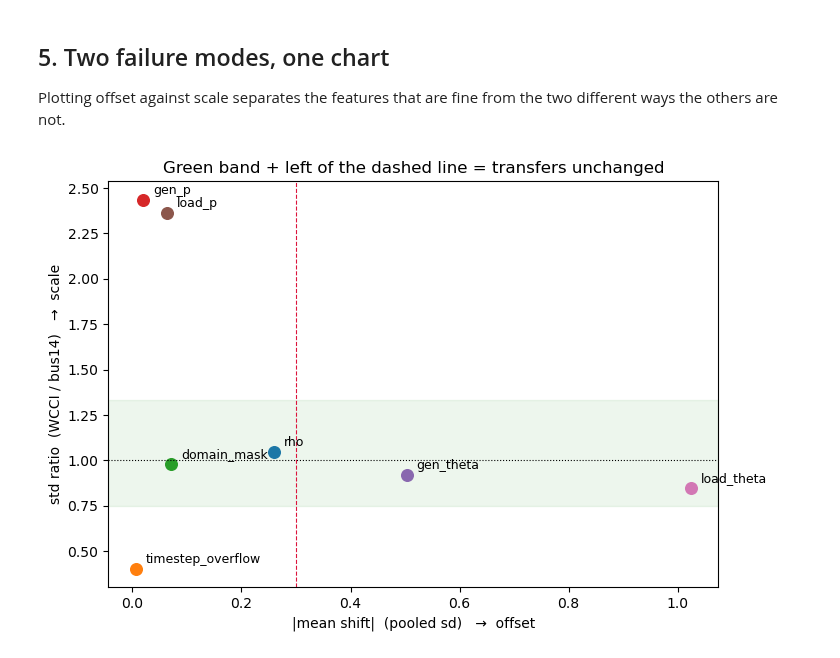
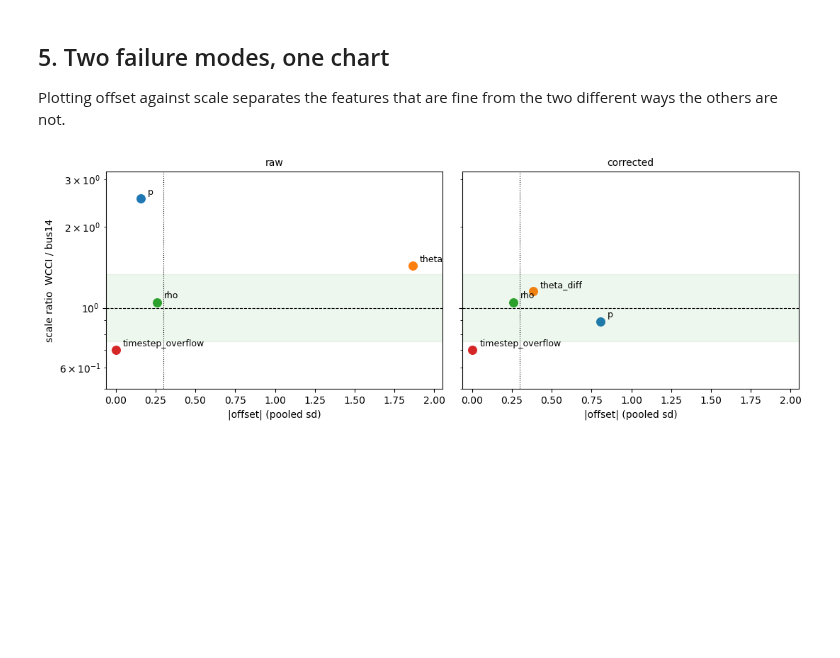
Before and after one commit to corentinplumet/RL_Marl2grid, a Jupyter notebook: Topology_Task/analysis/metrics/notebooks/graph_features/bus14_vs_wcci_feature_shift.ipynb, the cells around one changed output. Saved outputs shown, nothing was run; the diff lists cells and outputs as text; code cells hidden in the pictures; blank space fills up the shorter version.

```diff
--- a/Topology_Task/analysis/metrics/notebooks/graph_features/bus14_vs_wcci_feature_shift.ipynb
+++ b/Topology_Task/analysis/metrics/notebooks/graph_features/bus14_vs_wcci_feature_shift.ipynb
@@ -347,12 +353,12 @@ proportionally larger pre-activation on every unit reading that channel.
 # %%
 fig, axes = plt.subplots(1, 2, figsize=(11, 3.4))
-for ax, key in zip(axes, ["gen_theta", "load_theta"]):
-    full = f"node/node/{key}"
-    x = samples[A][full][samples[A][full] != 0]
-    y = samples[B][full][samples[B][full] != 0]
-    overlay(ax, f"{key} (nonzero nodes)", x, y, clip=(0.0, 1.0))
-    ax.axvline(0.0, color="k", lw=0.8, ls=":")
-    ax.set_xlabel("degrees")
+overlay(axes[0], "theta (owning nodes)",
+        owning(samples, A, "theta"), owning(samples, B, "theta"), clip=(0.0, 1.0))
+axes[0].axvline(0.0, color="k", lw=0.8, ls=":"); axes[0].set_xlabel("degrees")
+overlay(axes[1], "theta_diff / 180 (line nodes, corrected)",
+        owning(corrected, A, "theta_diff") / 180.0,
+        owning(corrected, B, "theta_diff") / 180.0, clip=(0.001, 0.999))
+axes[1].axvline(0.0, color="k", lw=0.8, ls=":"); axes[1].set_xlabel("p.u.")
 fig.tight_layout()
 plt.show()
 # %% [output]
@@ -403,26 +407,42 @@ plt.show()
 Plotting offset against scale separates the features that are fine from the two
 different ways the others are not.
 # %%
-finite = [r for r in raw_rows
-          if np.isfinite(r["std_ratio"]) and np.isfinite(r["std_mean_shift"])]
+finite = []
+for store, scaled, tag in ((samples, False, "raw"), (corrected, True, "corrected")):
+    for channel in ("p", "theta", "theta_diff", "rho", "timestep_overflow"):
+        key = f"node/{channel}"
+        if key not in store[A]:
+            continue
+        ma, mb = owning_rows(store, A, channel), owning_rows(store, B, channel)
+        va, vb = store[A][key][ma], store[B][key][mb]
+        if scaled:
+            if channel == "p":
+                va, vb = va / PMAX[A], vb / PMAX[B]
+            elif channel in ("theta", "theta_diff"):
+                va, vb = va / 180.0, vb / 180.0
+        r = compare_samples({key: va}, {key: vb}, A, B)[0]
+        if np.isfinite(r["std_ratio"]) and np.isfinite(r["std_mean_shift"]):
+            finite.append((tag, channel, abs(r["std_mean_shift"]), r["std_ratio"]))
 
-fig, ax = plt.subplots(figsize=(7.5, 5))
-for r in finite:
-    name = r["feature"].split("/")[-1]
-    x, y = abs(r["std_mean_shift"]), r["std_ratio"]
-    ax.scatter(x, y, s=70)
-    ax.annotate(name, (x, y), textcoords="offset points", xytext=(7, 4), fontsize=9)
-
-ax.axhline(1.0, color="k", lw=0.8, ls=":")
-ax.axvline(0.3, color="crimson", lw=0.8, ls="--")
-ax.axhspan(0.75, 1.33, xmin=0, xmax=1, color="green", alpha=0.07)
-ax.set_xlabel("|mean shift|  (pooled sd)   →  offset")
-ax.set_ylabel("std ratio  (WCCI / bus14)   →  scale")
-ax.set_title("Green band + left of the dashed line = transfers unchanged")
+fig, axes = plt.subplots(1, 2, figsize=(11, 4), sharey=True)
+for ax, tag in zip(axes, ("raw", "corrected")):
+    for t, name, x, y in finite:
+        if t != tag:
+            continue
+        ax.scatter(x, y, s=70)
+        ax.annotate(name, (x, y), textcoords="offset points", xytext=(7, 4),
+                    fontsize=9)
+    ax.axhline(1.0, color="k", lw=0.8, ls="--")
+    ax.axvline(0.3, color="k", lw=0.8, ls=":")
+    ax.axhspan(1 / 1.33, 1.33, color="tab:green", alpha=0.08)
+    ax.set_yscale("log"); ax.set_ylim(0.5, 3.2); ax.set_xlim(-0.06, 2.05)
+    ax.set_xlabel("|offset| (pooled sd)")
+    ax.set_title(tag, fontsize=10)
+axes[0].set_ylabel("scale ratio  WCCI / bus14")
 fig.tight_layout()
 plt.show()
 # %% [output]
-[figure, old version]
+[figure, new version]
 # %% [markdown]
 ## 6. What this means for the transfer runs
 
```
Also changed, not shown: parts of 16 cells of this notebook, 8 other files.
